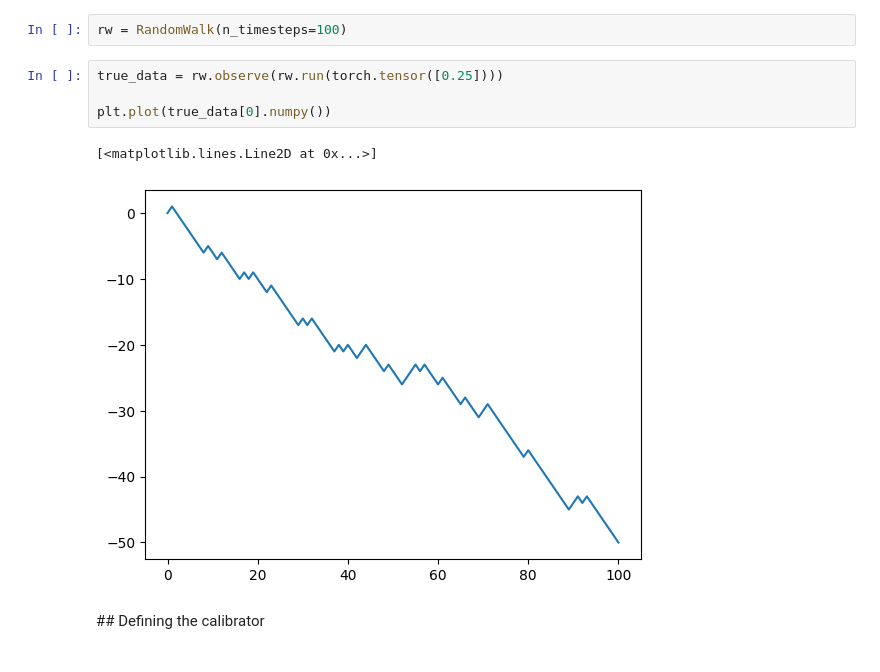
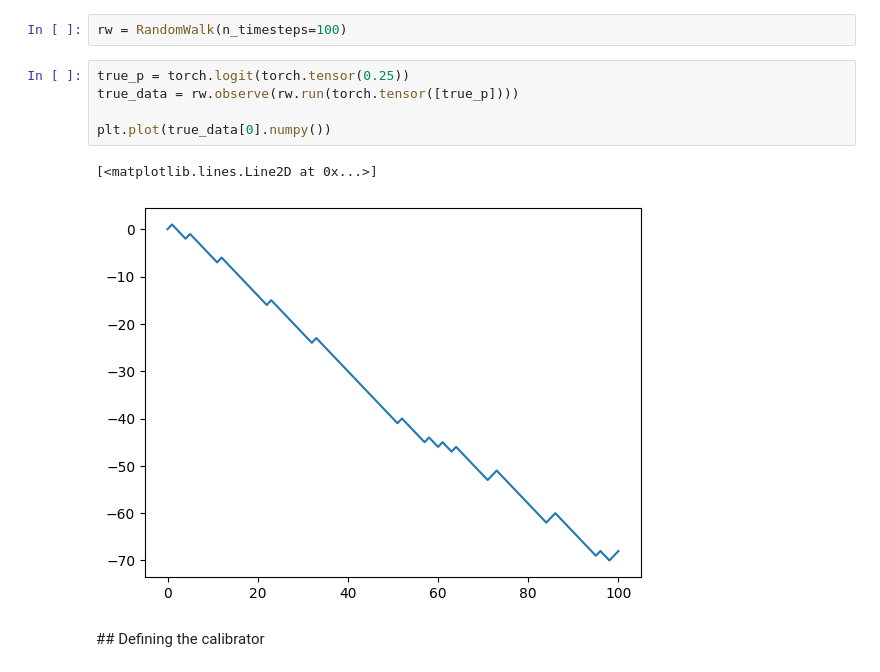
Before and after one commit to arnauqb/blackbirds, a Jupyter notebook: examples/01-random_walk.ipynb, the cells around one changed output. Saved outputs shown, nothing was run; the diff lists cells and outputs as text.

```diff
--- a/examples/01-random_walk.ipynb
+++ b/examples/01-random_walk.ipynb
@@ -21,12 +21,13 @@ import pandas as pd
 # %%
 rw = RandomWalk(n_timesteps=100)
 # %%
-true_data = rw.observe(rw.run(torch.tensor([0.25])))
+true_p = torch.logit(torch.tensor(0.25))
+true_data = rw.observe(rw.run(torch.tensor([true_p])))
 
 plt.plot(true_data[0].numpy())
 # %% [output]
 [<matplotlib.lines.Line2D at 0x...>]
-[figure, old version]
+[figure, new version]
 # %% [markdown]
 ## Defining the calibrator
 # %%
```
Also changed, not shown: parts of 8 cells of this notebook, 7 other files.
